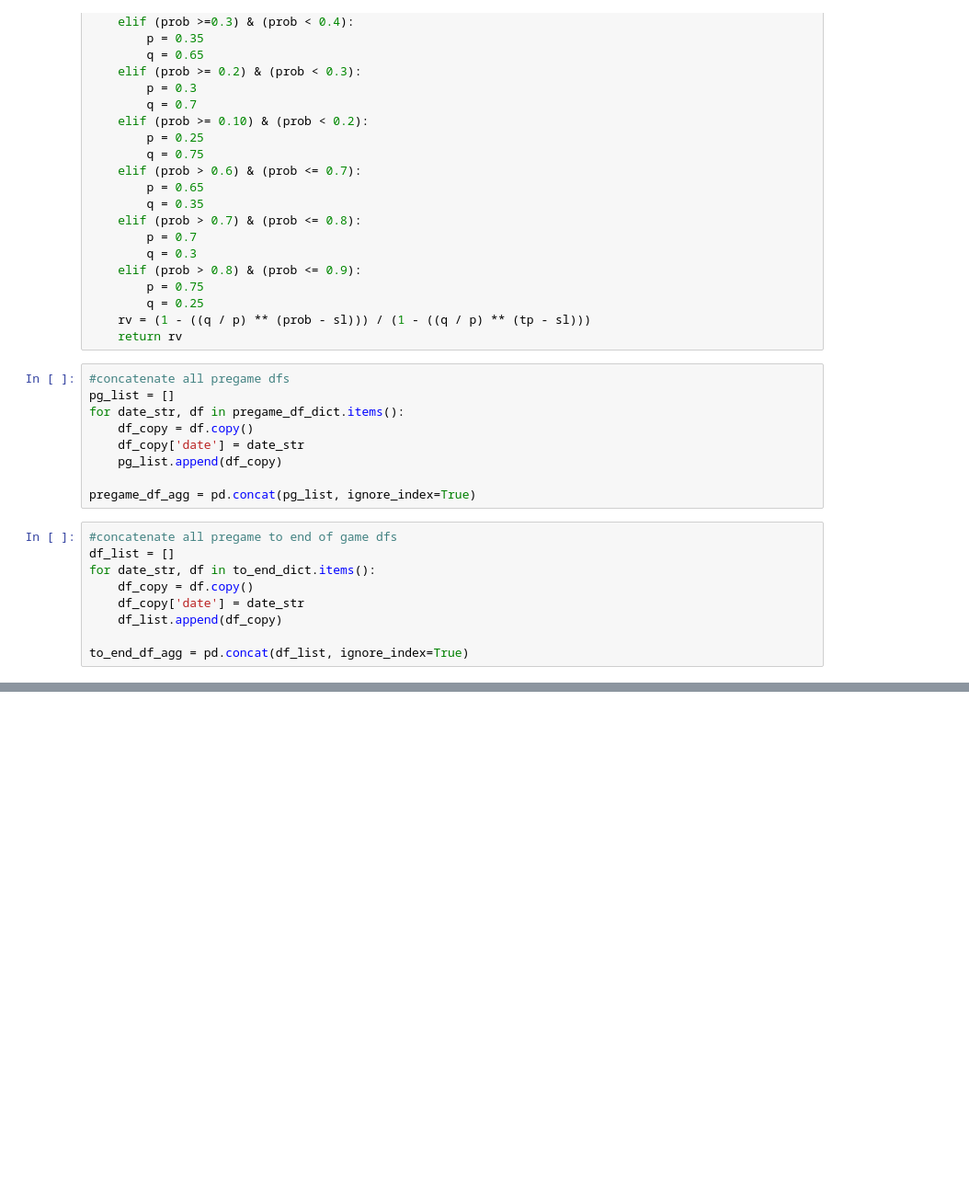
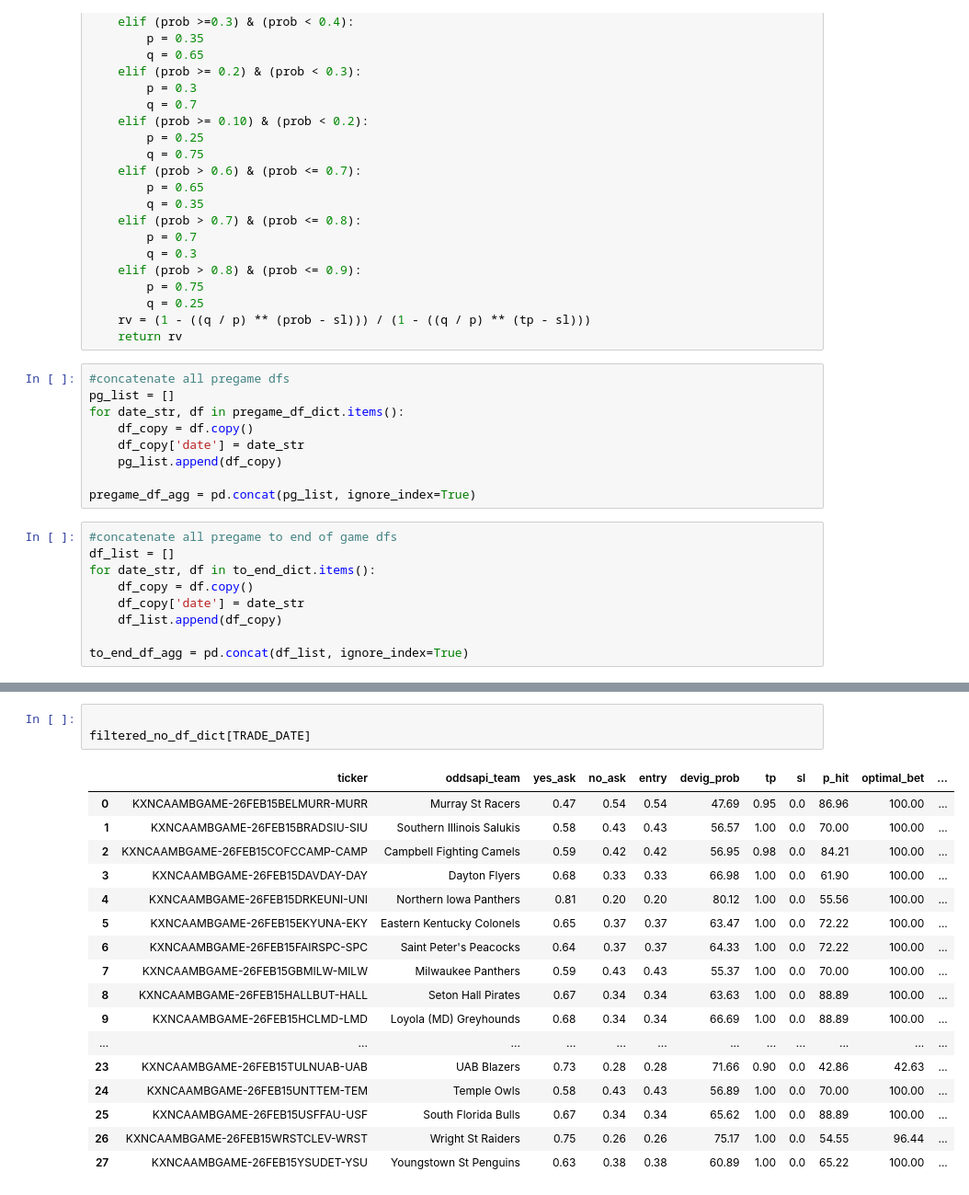
Before and after one commit to bassuaz24/kalshi_bets, a Jupyter notebook: base/analysis/data_analysis.ipynb, the cells around one changed output, grey strips where cells are left out. Shown at 92% size. Saved outputs shown, nothing was run; the diff lists cells and outputs as text; blank space fills up the shorter version.

```diff
--- a/base/analysis/data_analysis.ipynb
+++ b/base/analysis/data_analysis.ipynb
@@ -368,0 +769,21 @@ filtered_df_dict[trade_date]
+# %%
+
+filtered_no_df_dict[TRADE_DATE]
+# %% [output]
+|  | ticker | oddsapi_team | yes_ask | no_ask | entry | devig_prob | tp | sl | p_hit | optimal_bet | ... |
+| 0 | KXNCAAMBGAME-26FEB15BELMURR-MURR | Murray St Racers | 0.47 | 0.54 | 0.54 | 47.69 | 0.95 | 0.0 | 86.96 | 100.00 | ... |
+| 1 | KXNCAAMBGAME-26FEB15BRADSIU-SIU | Southern Illinois Salukis | 0.58 | 0.43 | 0.43 | 56.57 | 1.00 | 0.0 | 70.00 | 100.00 | ... |
+| 2 | KXNCAAMBGAME-26FEB15COFCCAMP-CAMP | Campbell Fighting Camels | 0.59 | 0.42 | 0.42 | 56.95 | 0.98 | 0.0 | 84.21 | 100.00 | ... |
+| 3 | KXNCAAMBGAME-26FEB15DAVDAY-DAY | Dayton Flyers | 0.68 | 0.33 | 0.33 | 66.98 | 1.00 | 0.0 | 61.90 | 100.00 | ... |
+| 4 | KXNCAAMBGAME-26FEB15DRKEUNI-UNI | Northern Iowa Panthers | 0.81 | 0.20 | 0.20 | 80.12 | 1.00 | 0.0 | 55.56 | 100.00 | ... |
+| 5 | KXNCAAMBGAME-26FEB15EKYUNA-EKY | Eastern Kentucky Colonels | 0.65 | 0.37 | 0.37 | 63.47 | 1.00 | 0.0 | 72.22 | 100.00 | ... |
+| 6 | KXNCAAMBGAME-26FEB15FAIRSPC-SPC | Saint Peter's Peacocks | 0.64 | 0.37 | 0.37 | 64.33 | 1.00 | 0.0 | 72.22 | 100.00 | ... |
+| 7 | KXNCAAMBGAME-26FEB15GBMILW-MILW | Milwaukee Panthers | 0.59 | 0.43 | 0.43 | 55.37 | 1.00 | 0.0 | 70.00 | 100.00 | ... |
+| 8 | KXNCAAMBGAME-26FEB15HALLBUT-HALL | Seton Hall Pirates | 0.67 | 0.34 | 0.34 | 63.63 | 1.00 | 0.0 | 88.89 | 100.00 | ... |
+| 9 | KXNCAAMBGAME-26FEB15HCLMD-LMD | Loyola (MD) Greyhounds | 0.68 | 0.34 | 0.34 | 66.69 | 1.00 | 0.0 | 88.89 | 100.00 | ... |
+| ... | ... | ... | ... | ... | ... | ... | ... | ... | ... | ... | ... |
+| 23 | KXNCAAMBGAME-26FEB15TULNUAB-UAB | UAB Blazers | 0.73 | 0.28 | 0.28 | 71.66 | 0.90 | 0.0 | 42.86 | 42.63 | ... |
+| 24 | KXNCAAMBGAME-26FEB15UNTTEM-TEM | Temple Owls | 0.58 | 0.43 | 0.43 | 56.89 | 1.00 | 0.0 | 70.00 | 100.00 | ... |
+| 25 | KXNCAAMBGAME-26FEB15USFFAU-USF | South Florida Bulls | 0.67 | 0.34 | 0.34 | 65.62 | 1.00 | 0.0 | 88.89 | 100.00 | ... |
+| 26 | KXNCAAMBGAME-26FEB15WRSTCLEV-WRST | Wright St Raiders | 0.75 | 0.26 | 0.26 | 75.17 | 1.00 | 0.0 | 54.55 | 96.44 | ... |
+| 27 | KXNCAAMBGAME-26FEB15YSUDET-YSU | Youngstown St Penguins | 0.63 | 0.38 | 0.38 | 60.89 | 1.00 | 0.0 | 65.22 | 100.00 | ... |
```
Also changed, not shown: parts of 23 cells of this notebook, 16 other files.
